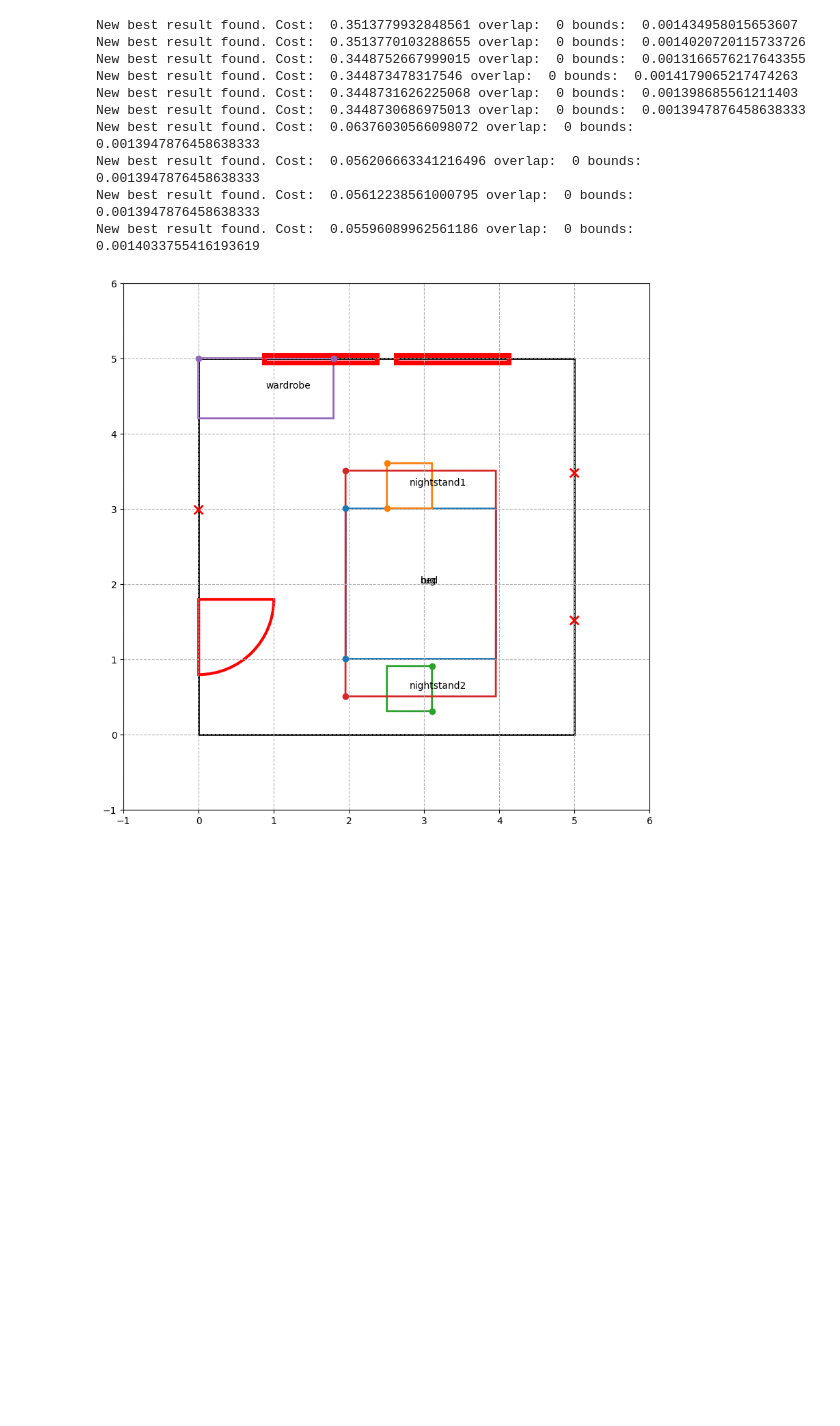
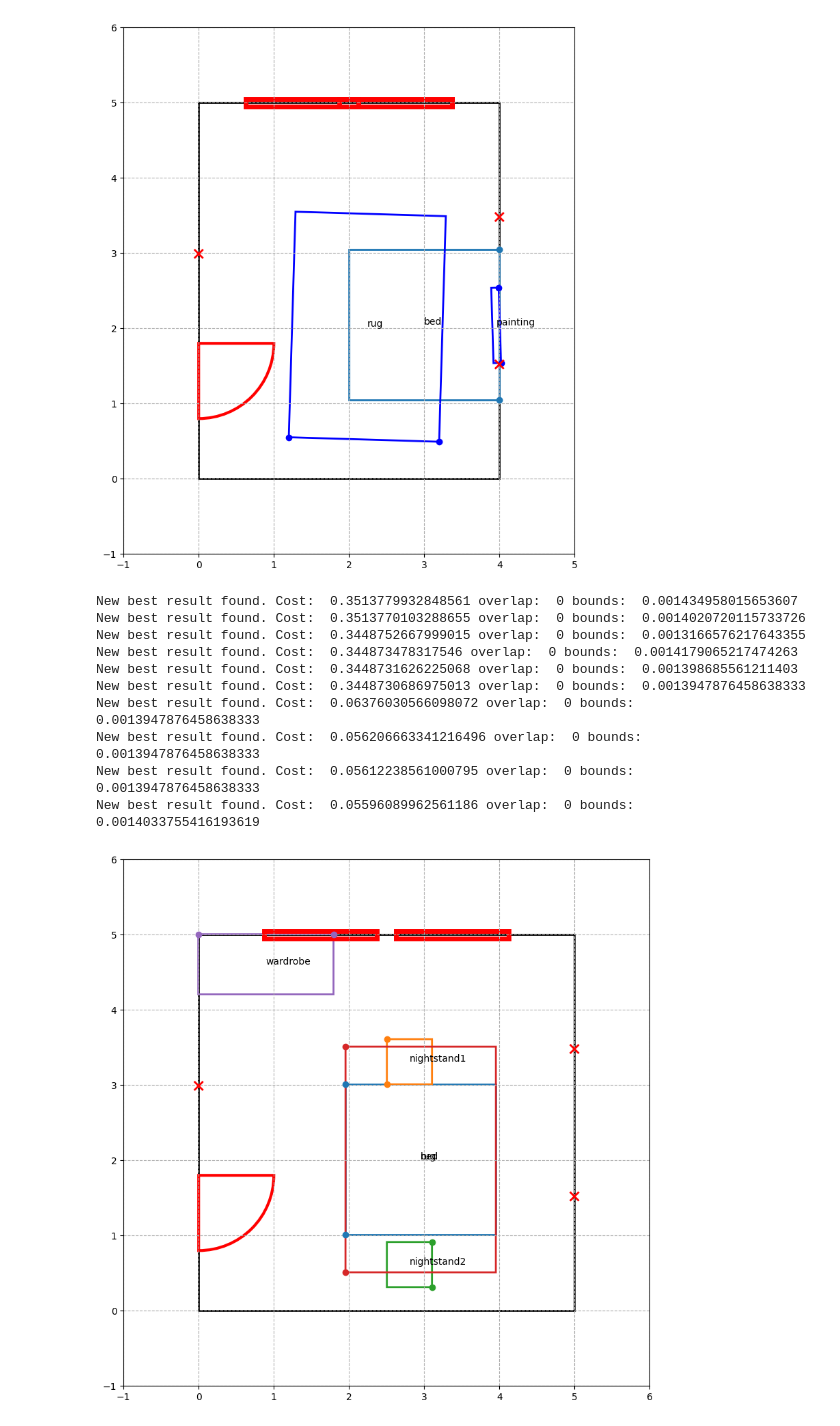
Before and after one commit to gabriellelittle1/MSc-Project, a Jupyter notebook: DSL/RC_debugging copy.ipynb, the cells around one changed output. Saved outputs shown, nothing was run; the diff lists cells and outputs as text; code cells hidden in the pictures; blank space fills up the shorter version.

```diff
--- a/DSL/RC_debugging copy.ipynb
+++ b/DSL/RC_debugging copy.ipynb
@@ -163,3 +282,19 @@ New best result found. Cost:  0.41482729956065245 overlap:  3.075466476657834e-0
+# %%
+positions = np.zeros(3*len(room.tertiary_objects))
+def optimize(positions, room):
+    output = 0
+    output += rug_under_central_forward(positions, room, 0, 0)
+    output += t_valid(positions, room)
+    output += on_wall_above_central(positions, room, 1, 0)
+    return output
+
+res = minimize(optimize, positions, args = (room), method = 'SLSQP', options = options)
+room.tertiary_objects[0].position = res.x[:3]
+room.tertiary_objects[1].position = res.x[3:]
+
+room.draw()
+# %% [output]
+[figure, added]
 # %%
 ## Region 2
 
```
Also changed, not shown: parts of 8 cells of this notebook, 11 other files.
